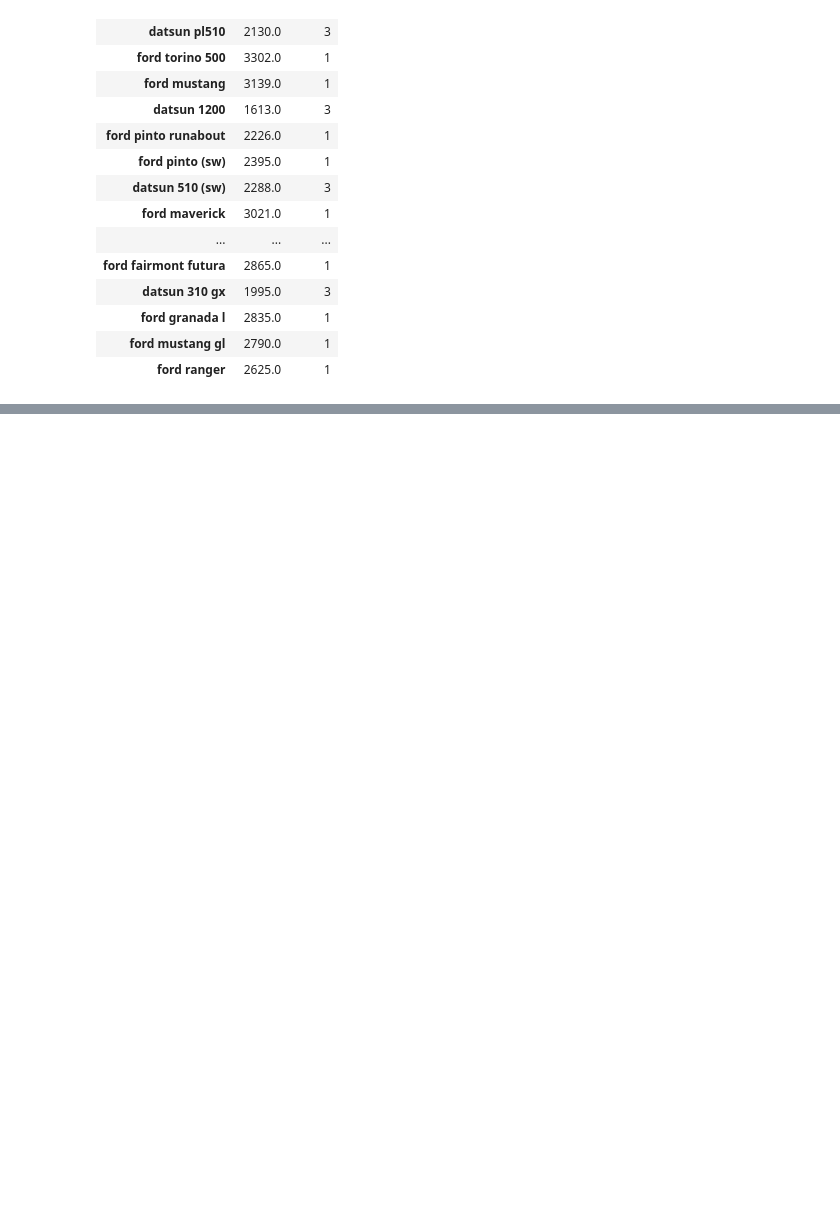
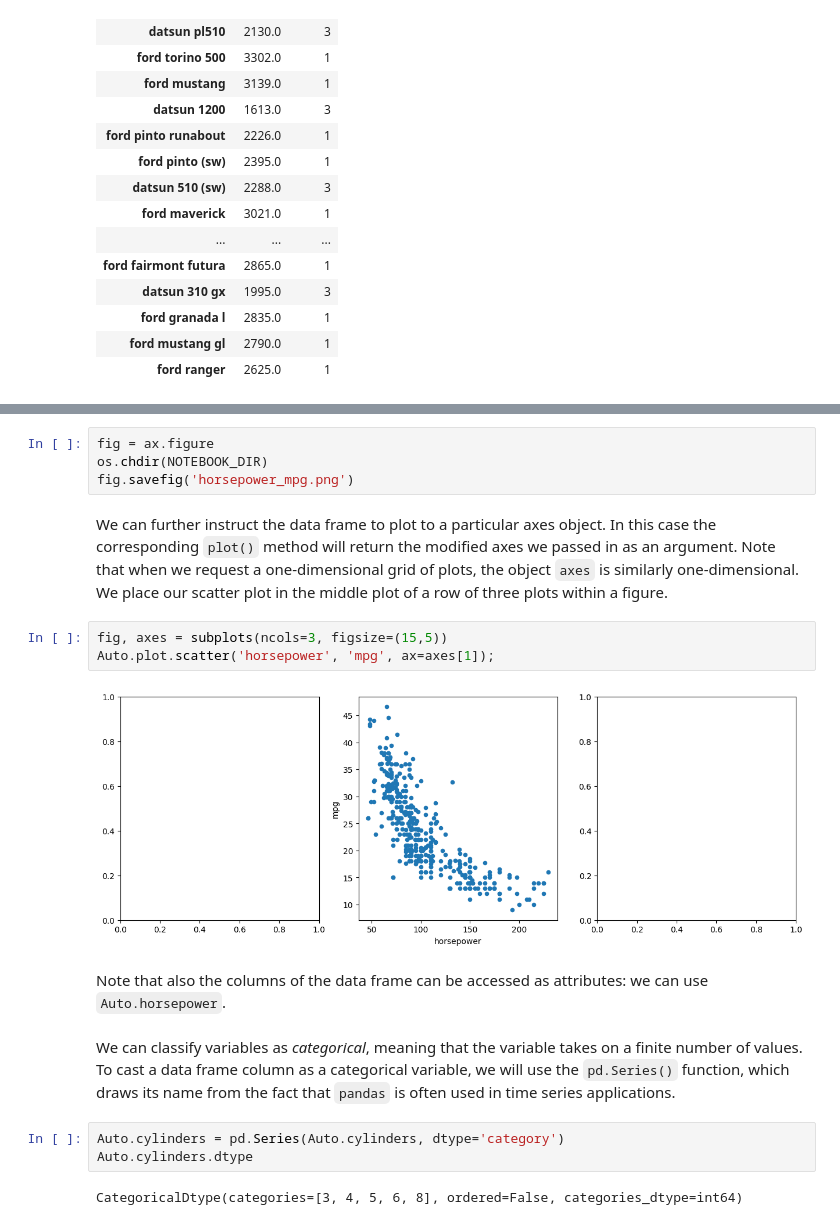
Before and after one commit to justingroves/ISLP, a Jupyter notebook: Jupyter Labs/Chapter 2 Statistical Learning/2.3 Introduction to Python.ipynb, the cells around one changed output, grey strips where cells are left out. Cells and saved outputs as stored; diff of their text form; blank space fills up the shorter version.

```diff
--- a/Jupyter Labs/Chapter 2 Statistical Learning/2.3 Introduction to Python.ipynb
+++ b/Jupyter Labs/Chapter 2 Statistical Learning/2.3 Introduction to Python.ipynb
@@ -1047,0 +1148,20 @@ Auto_re.loc[lambda df: (df['displacement'] < 300)
+# %%
+fig = ax.figure
+os.chdir(NOTEBOOK_DIR)
+fig.savefig('horsepower_mpg.png')
+# %% [markdown]
+We can further instruct the data frame to plot to a particular axes object. In this case the corresponding `plot()` method will return the modified axes we passed in as an argument. Note that when we request a one-dimensional grid of plots, the object `axes` is similarly one-dimensional. We place our scatter plot in the middle plot of a row of three plots within a figure.
+# %%
+fig, axes = subplots(ncols=3, figsize=(15,5))
+Auto.plot.scatter('horsepower', 'mpg', ax=axes[1]);
+# %% [output]
+[figure, added]
+# %% [markdown]
+Note that also the columns of the data frame can be accessed as attributes: we can use `Auto.horsepower`.
+# %% [markdown]
+We can classify variables as *categorical*, meaning that the variable takes on a finite number of values. To cast a data frame column as a categorical variable, we will use the `pd.Series()` function, which draws its name from the fact that `pandas` is often used in time series applications.
+# %%
+Auto.cylinders = pd.Series(Auto.cylinders, dtype='category')
+Auto.cylinders.dtype
+# %% [output]
+CategoricalDtype(categories=[3, 4, 5, 6, 8], ordered=False, categories_dtype=int64)
```
Also changed, not shown: parts of 36 cells of this notebook, 2 other files.
